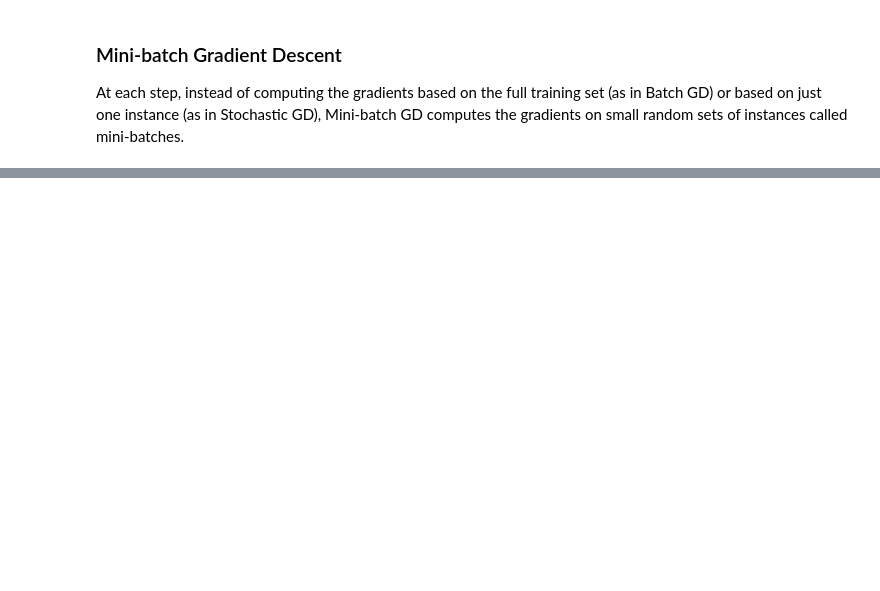
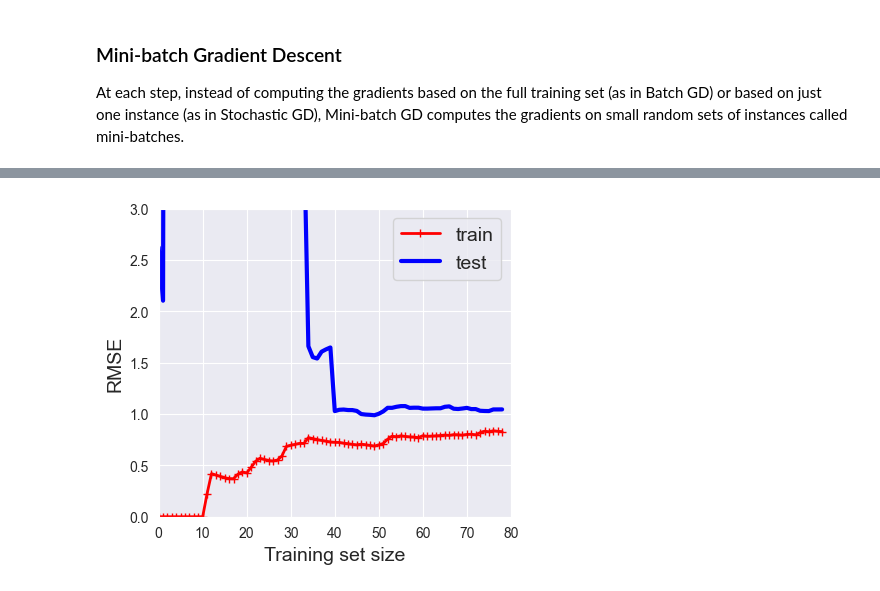
Before and after one commit to KevinShindel/MachineLearning, a Jupyter notebook: ML with TensorFlow/simple_model_training.ipynb, the cells around one changed output, grey strips where cells are left out. Cells and saved outputs as stored; diff of their text form; code cells hidden in the pictures; blank space fills up the shorter version.

```diff
--- a/ML with TensorFlow/simple_model_training.ipynb
+++ b/ML with TensorFlow/simple_model_training.ipynb
@@ -359,0 +332,15 @@ plt.show()
+# %%
+# let's use Polynomial Regression with degree 10
+
+polynomial_regression = Pipeline([
+        ("poly_features", PolynomialFeatures(degree=10, include_bias=False)),
+        ("lin_reg", LinearRegression()),
+    ])
+
+plt.figure(figsize=(10, 4))
+plt.subplot(121)
+plot_learning_curves(polynomial_regression, X, y)
+plt.axis((0, 80, 0, 3))
+plt.show()
+# %% [output]
+[figure, added]
```
Also changed, not shown: parts of 22 cells of this notebook.
